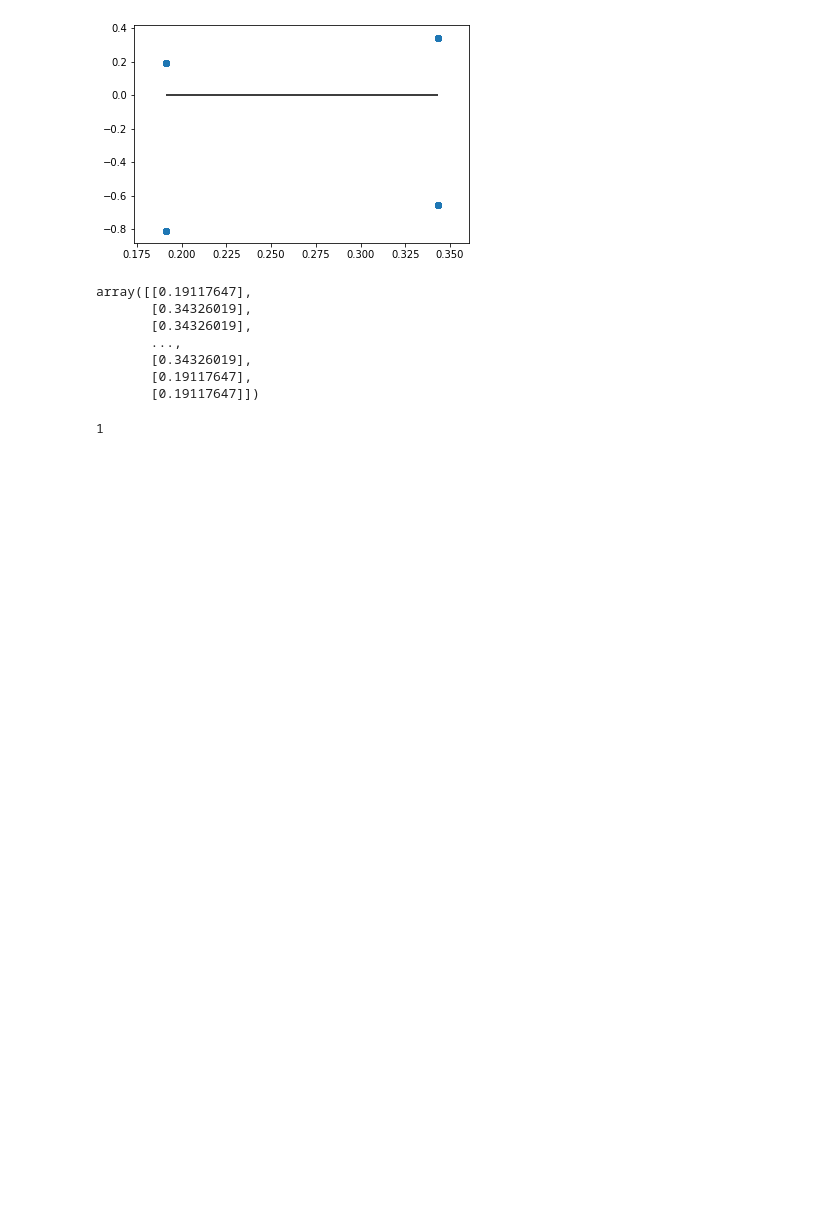
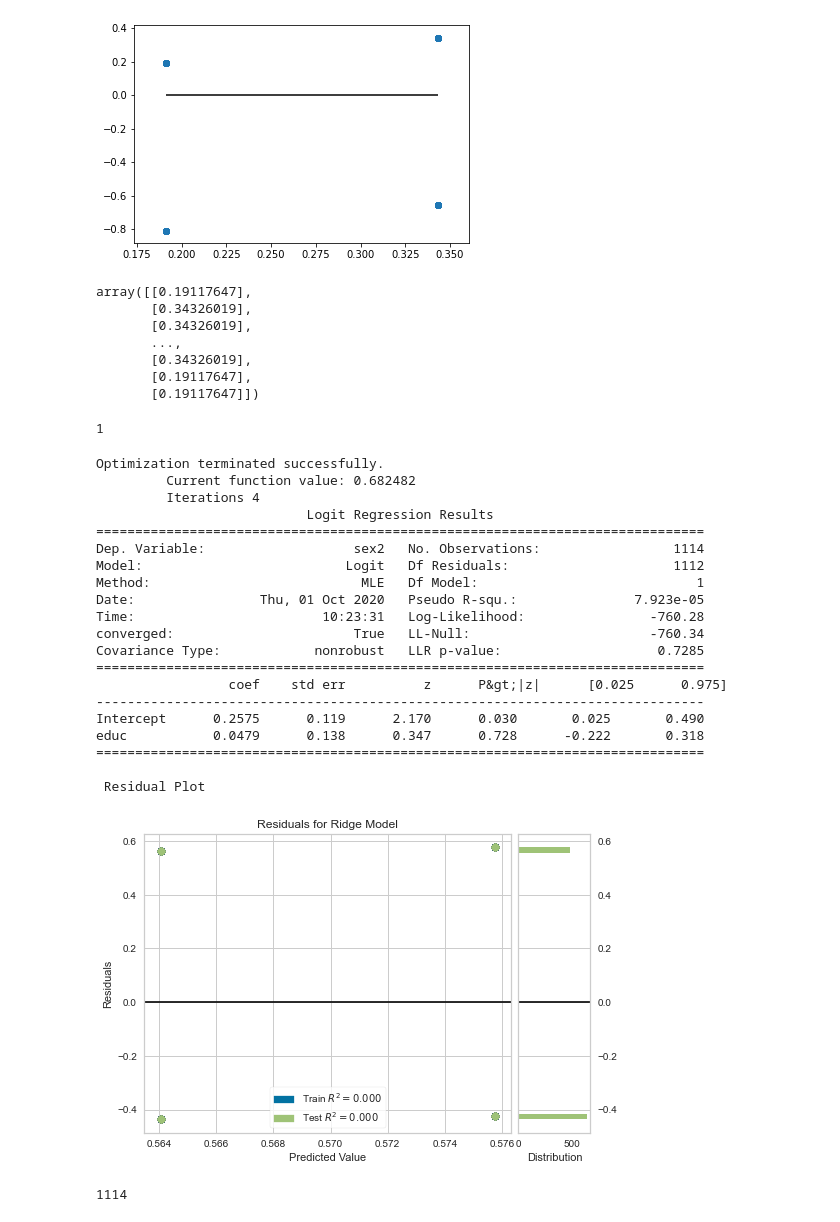
Before and after one commit to KathrynPanger/published_prayer_study, a Jupyter notebook: regression.ipynb, the cells around one changed output. Cells and saved outputs as stored; diff of their text form; code cells hidden in the pictures; blank space fills up the shorter version.

```diff
--- a/regression.ipynb
+++ b/regression.ipynb
@@ -90,7 +91,7 @@ for answer in gss["sex"]:
     elif answer=="female":
         sex.append(1)
     elif answer=="null":
-        race.append(answer)
+        sex.append(answer)
         print(f"missing value on sex at row {missingcounter}")
         df_missing=df_missing.append({"Variable": "sex", "Row": missingcounter}, ignore_index=True)
     else:
@@ -286,0 +398,31 @@ def regress(*args):
+# %%
+gss["sex2"]=sex
+gss["educ"]=education
+# %%
+linregress(gss,"sex2","educ",)
+# %% [output]
+Optimization terminated successfully.
+         Current function value: 0.682482
+         Iterations 4
+                           Logit Regression Results
+==============================================================================
+Dep. Variable:                   sex2   No. Observations:                 1114
+Model:                          Logit   Df Residuals:                     1112
+Method:                           MLE   Df Model:                            1
+Date:                Thu, 01 Oct 2020   Pseudo R-squ.:               7.923e-05
+Time:                        10:23:31   Log-Likelihood:                -760.28
+converged:                       True   LL-Null:                       -760.34
+Covariance Type:            nonrobust   LLR p-value:                    0.7285
+==============================================================================
+                 coef    std err          z      P&gt;|z|      [0.025      0.975]
+------------------------------------------------------------------------------
+Intercept      0.2575      0.119      2.170      0.030       0.025       0.490
+educ           0.0479      0.138      0.347      0.728      -0.222       0.318
+==============================================================================
+
+ Residual Plot
+[figure, added]
+# %%
+len(sex)
+# %% [output]
+1114
```
Also changed, not shown: parts of 9 cells of this notebook.
